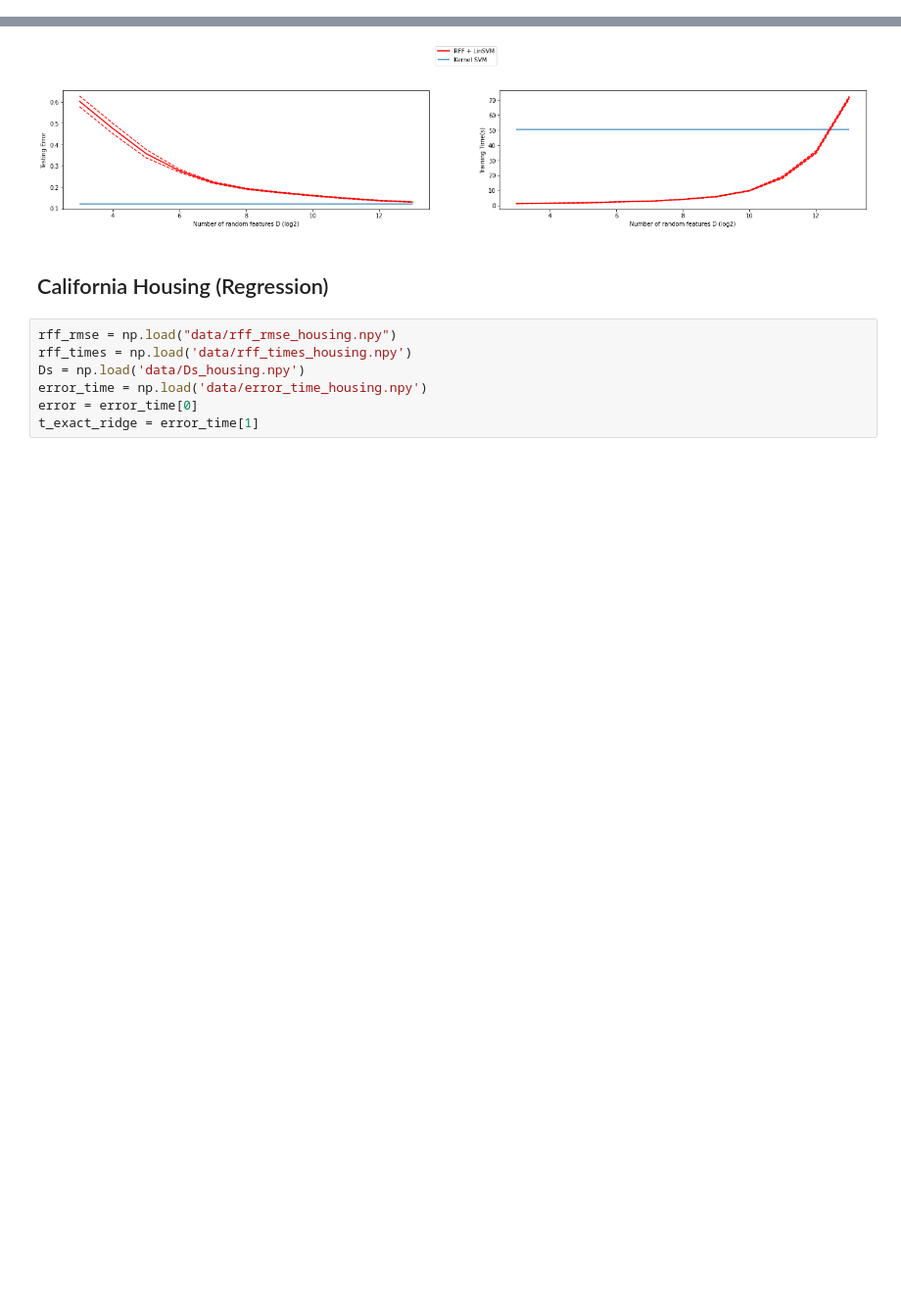
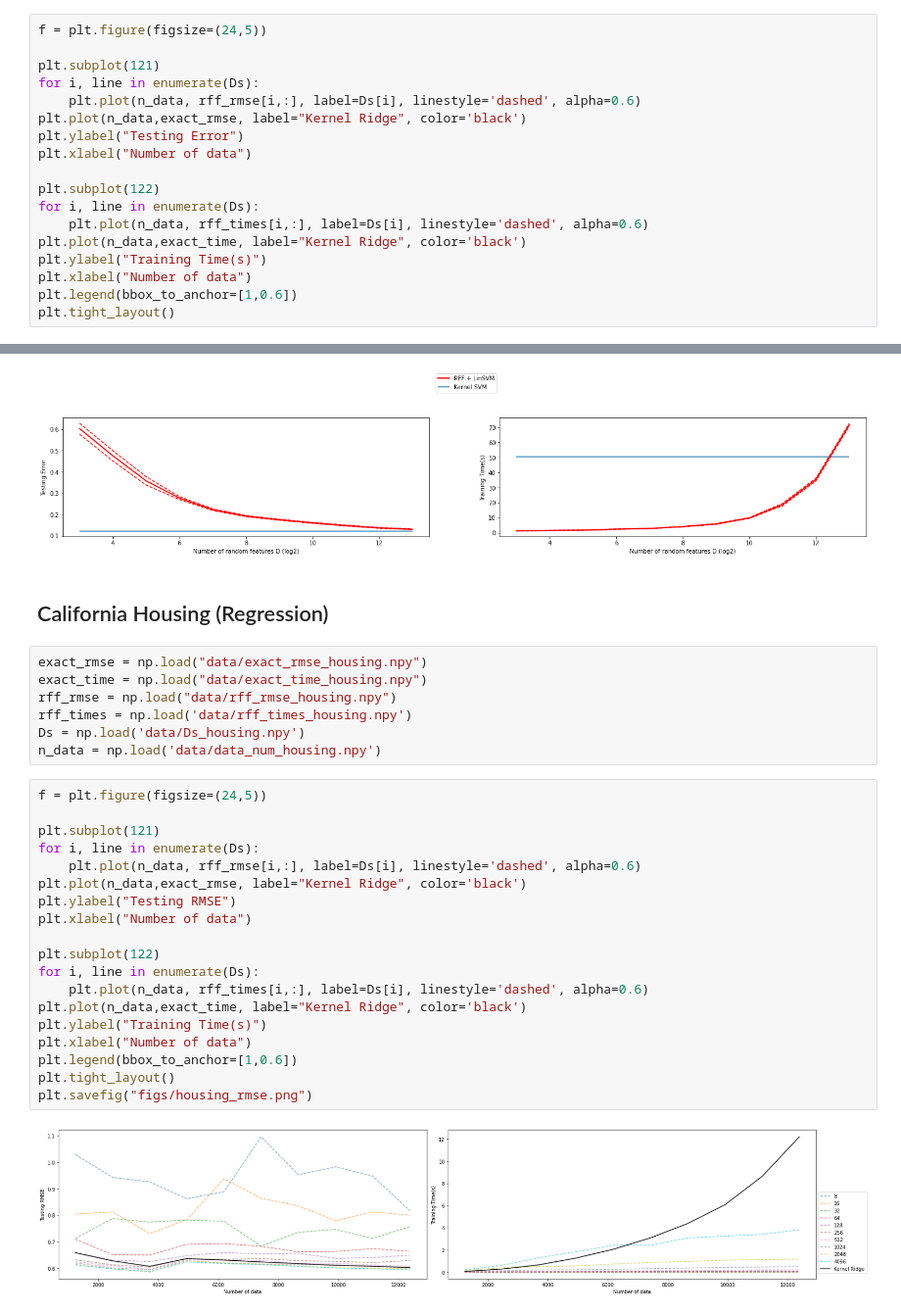
Before and after one commit to simonCodeZzz/MA4270_proj, a Jupyter notebook: analysis_perf.ipynb, the cells around one changed output, grey strips where cells are left out. Shown: that part at 98% size. Cells and saved outputs as stored; diff of their text form; blank space fills up the shorter version.

Commit message:
change experiment settings to test effect of no. data on time and error

```diff
--- a/analysis_perf.ipynb
+++ b/analysis_perf.ipynb
@@ -20 +20,19 @@ t_exact_svm = error_time[1]
+# %%
+f = plt.figure(figsize=(24,5))
+
+plt.subplot(121)
+for i, line in enumerate(Ds):
+    plt.plot(n_data, rff_rmse[i,:], label=Ds[i], linestyle='dashed', alpha=0.6)
+plt.plot(n_data,exact_rmse, label="Kernel Ridge", color='black')
+plt.ylabel("Testing Error")
+plt.xlabel("Number of data")
+
+plt.subplot(122)
+for i, line in enumerate(Ds):
+    plt.plot(n_data, rff_times[i,:], label=Ds[i], linestyle='dashed', alpha=0.6)
+plt.plot(n_data,exact_time, label="Kernel Ridge", color='black')
+plt.ylabel("Training Time(s)")
+plt.xlabel("Number of data")
+plt.legend(bbox_to_anchor=[1,0.6])
+plt.tight_layout()
 # %%
@@ -47,9 +65,30 @@ plt.tight_layout()
 # %% [markdown]
 ## California Housing (Regression)
 # %%
+exact_rmse = np.load("data/exact_rmse_housing.npy")
+exact_time = np.load("data/exact_time_housing.npy")
 rff_rmse = np.load("data/rff_rmse_housing.npy")
 rff_times = np.load('data/rff_times_housing.npy')
 Ds = np.load('data/Ds_housing.npy')
-error_time = np.load('data/error_time_housing.npy')
-error = error_time[0]
-t_exact_ridge = error_time[1]
+n_data = np.load('data/data_num_housing.npy')
+# %%
+f = plt.figure(figsize=(24,5))
+
+plt.subplot(121)
+for i, line in enumerate(Ds):
+    plt.plot(n_data, rff_rmse[i,:], label=Ds[i], linestyle='dashed', alpha=0.6)
+plt.plot(n_data,exact_rmse, label="Kernel Ridge", color='black')
+plt.ylabel("Testing RMSE")
+plt.xlabel("Number of data")
+
+plt.subplot(122)
+for i, line in enumerate(Ds):
+    plt.plot(n_data, rff_times[i,:], label=Ds[i], linestyle='dashed', alpha=0.6)
+plt.plot(n_data,exact_time, label="Kernel Ridge", color='black')
+plt.ylabel("Training Time(s)")
+plt.xlabel("Number of data")
+plt.legend(bbox_to_anchor=[1,0.6])
+plt.tight_layout()
+plt.savefig("figs/housing_rmse.png")
+# %% [output]
+[figure, added]
```
Also changed, not shown: parts of 4 cells of this notebook, 20 other files.
